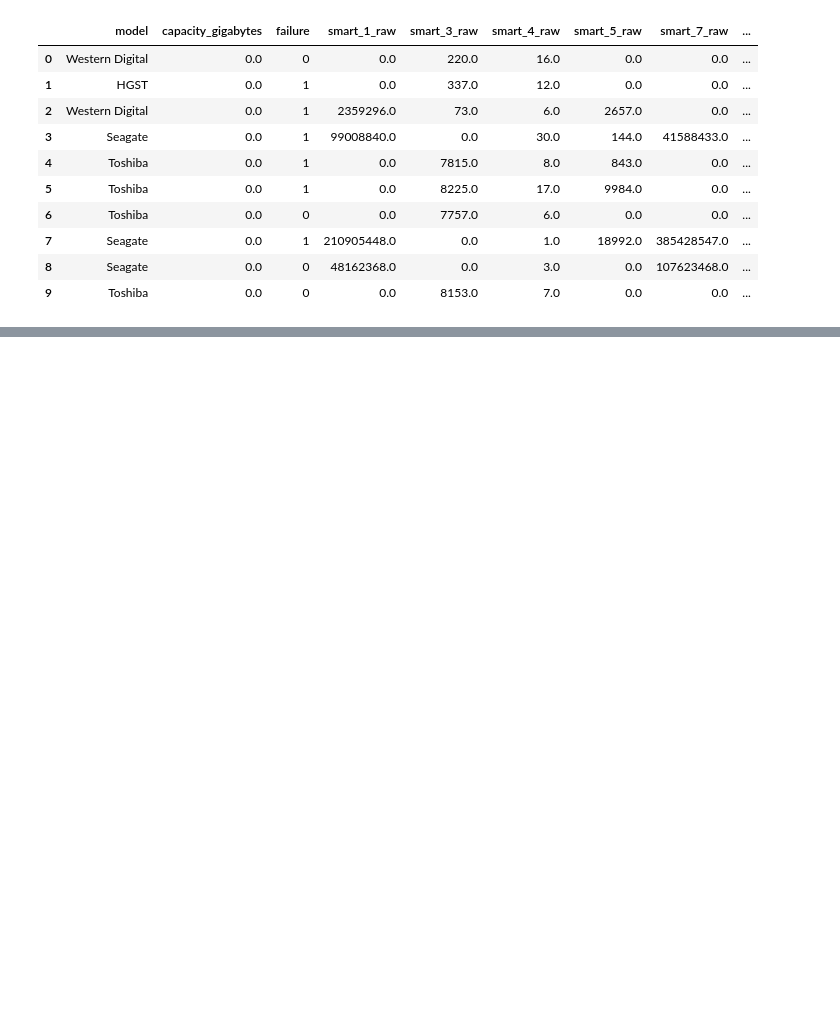
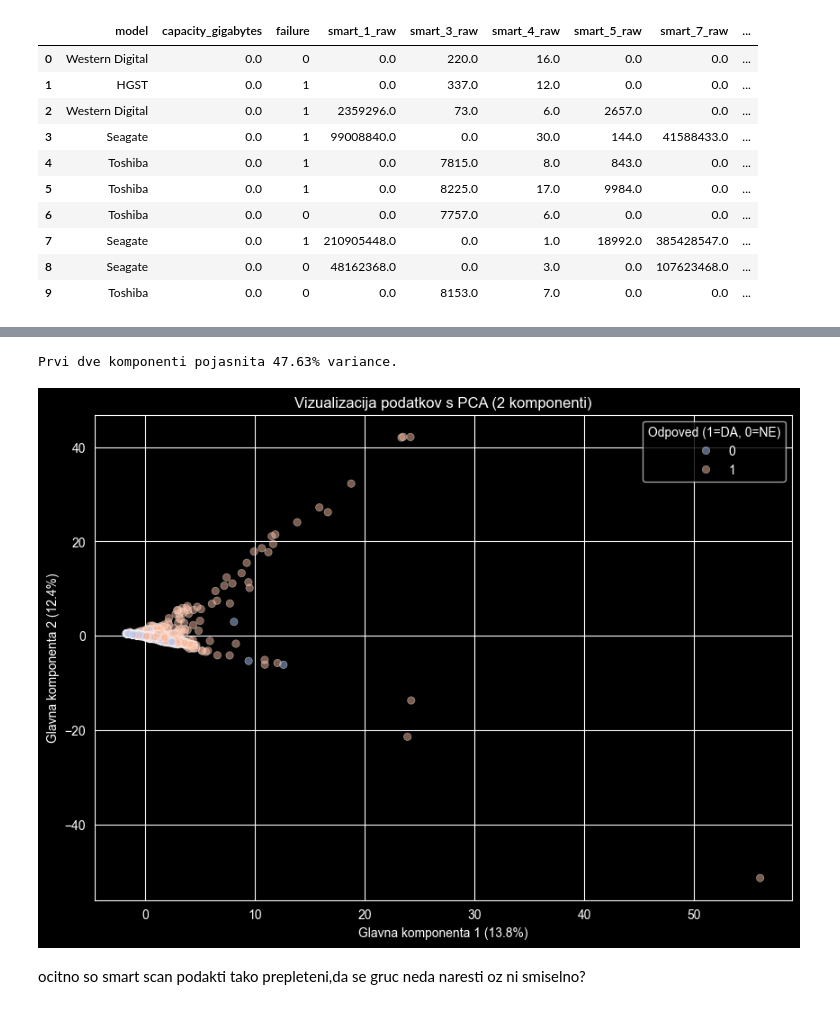
Before and after one commit to Luka-Petek/diskFailurePrediction, a Jupyter notebook: predict.ipynb, the cells around one changed output, grey strips where cells are left out. Cells and saved outputs as stored; diff of their text form; code cells hidden in the pictures; blank space fills up the shorter version.

```diff
--- a/predict.ipynb
+++ b/predict.ipynb
@@ -347,0 +384,27 @@ dtype: int64
+# %%
+from sklearn.decomposition import PCA
+import seaborn as sns
+import matplotlib.pyplot as plt
+
+X_scaled = StandardScaler().fit_transform(X.fillna(X.median()))
+
+pca = PCA(n_components=2)
+komponenti = pca.fit_transform(X_scaled)
+
+dfPca = pd.DataFrame(data = komponenti, columns = ['PC1', 'PC2'])
+dfPca['failure'] = df['failure'].values
+
+print(f"Prvi dve komponenti pojasnita {pca.explained_variance_ratio_.sum()*100:.2f}% variance.")
+
+plt.figure(figsize=(10, 7))
+sns.scatterplot(x='PC1', y='PC2', hue='failure', data=dfPca, alpha=0.5, palette='coolwarm')
+plt.title('Vizualizacija podatkov s PCA (2 komponenti)')
+plt.xlabel(f'Glavna komponenta 1 ({pca.explained_variance_ratio_[0]*100:.1f}%)')
+plt.ylabel(f'Glavna komponenta 2 ({pca.explained_variance_ratio_[1]*100:.1f}%)')
+plt.legend(title='Odpoved (1=DA, 0=NE)')
+plt.show()
+# %% [output]
+Prvi dve komponenti pojasnita 47.63% variance.
+[figure, added]
+# %% [markdown]
+ocitno so smart scan podakti tako prepleteni,da se gruc neda naresti oz ni smiselno?
```
Also changed, not shown: parts of 2 cells of this notebook.
